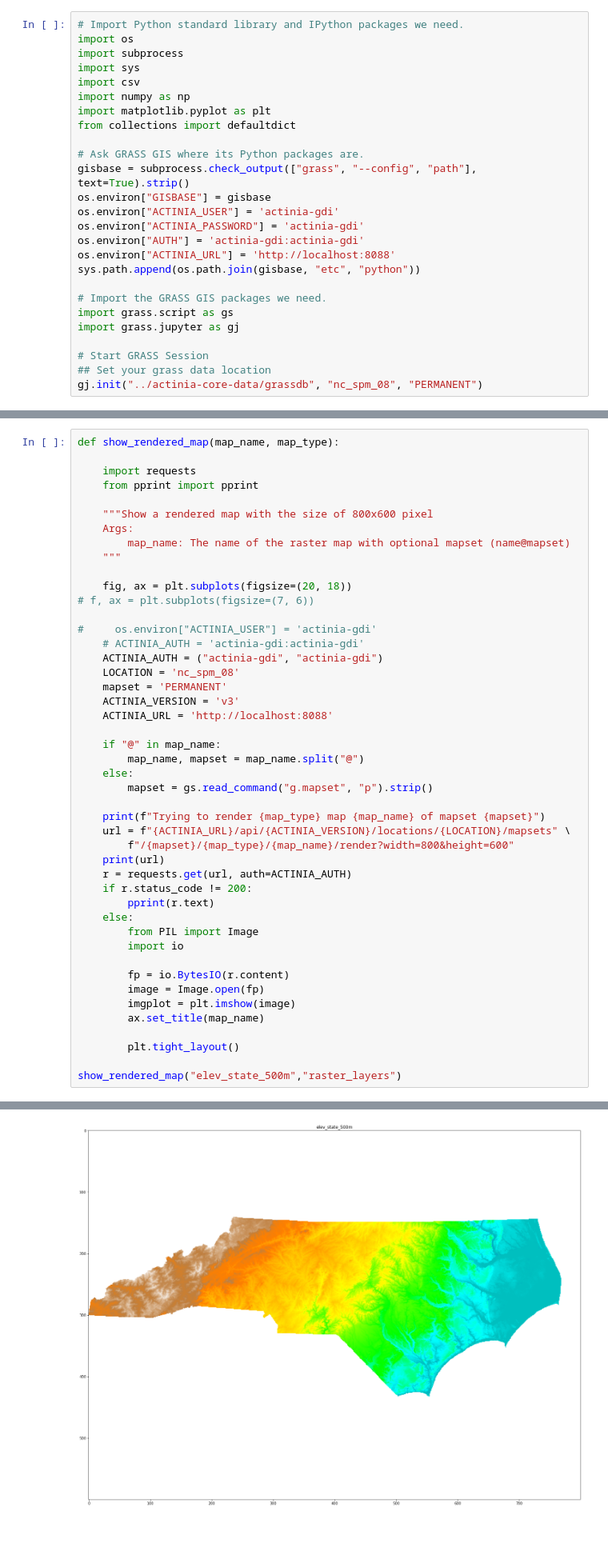
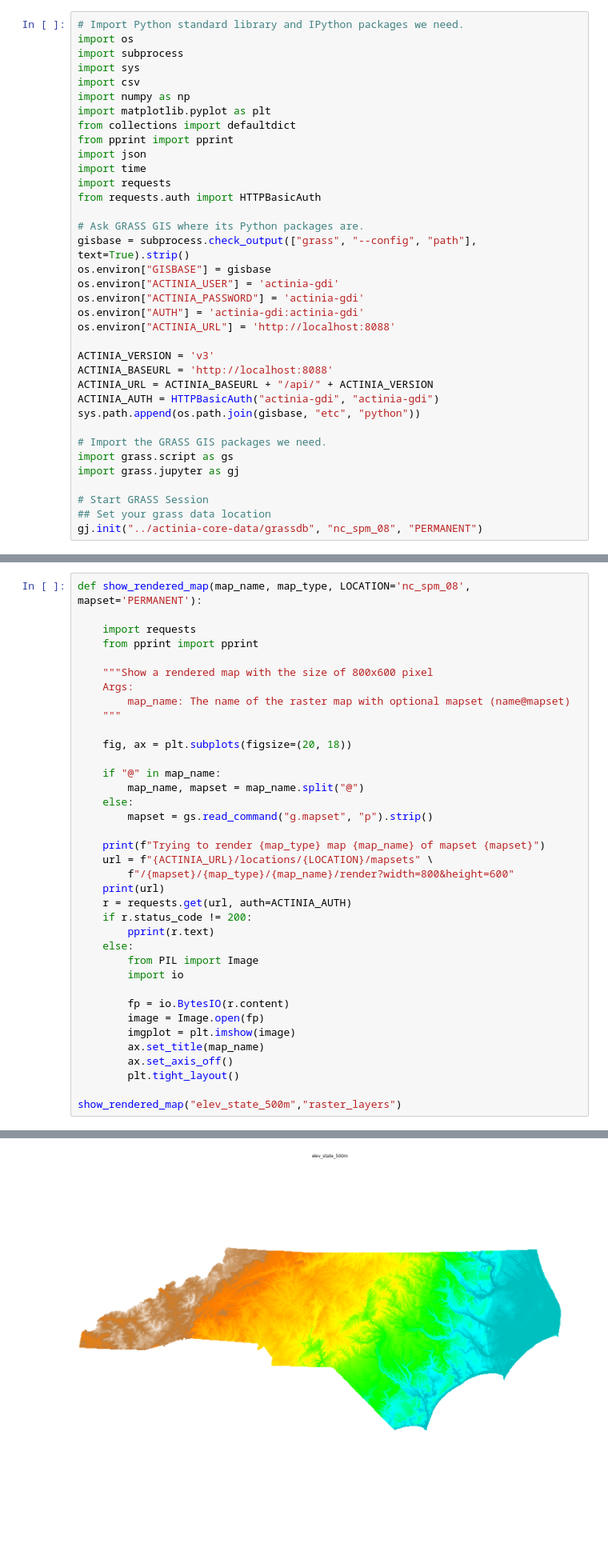
Before and after one commit to OpenPlainsInc/TomorrowNowApp, a Jupyter notebook: notebooks/actinia_futures.ipynb, the cells around one changed output, grey strips where cells are left out. Shown at 80% size. Saved outputs shown, nothing was run; the diff lists cells and outputs as text; blank space fills up the shorter version.

```diff
--- a/notebooks/actinia_futures.ipynb
+++ b/notebooks/actinia_futures.ipynb
@@ -7,6 +7,11 @@ import csv
 import numpy as np
 import matplotlib.pyplot as plt
 from collections import defaultdict
+from pprint import pprint
+import json
+import time
+import requests
+from requests.auth import HTTPBasicAuth
 
 # Ask GRASS GIS where its Python packages are.
 gisbase = subprocess.check_output(["grass", "--config", "path"], text=True).strip()
@@ -15,6 +20,11 @@ os.environ["ACTINIA_USER"] = 'actinia-gdi'
 os.environ["ACTINIA_PASSWORD"] = 'actinia-gdi'
 os.environ["AUTH"] = 'actinia-gdi:actinia-gdi'
 os.environ["ACTINIA_URL"] = 'http://localhost:8088'
+
+ACTINIA_VERSION = 'v3'
+ACTINIA_BASEURL = 'http://localhost:8088'
+ACTINIA_URL = ACTINIA_BASEURL + "/api/" + ACTINIA_VERSION
+ACTINIA_AUTH = HTTPBasicAuth("actinia-gdi", "actinia-gdi")
 sys.path.append(os.path.join(gisbase, "etc", "python"))
 
 # Import the GRASS GIS packages we need.
@@ -219,5 +268,5 @@ Trying to render raster_layers map elev_state_500m of mapset PERMANENT
 # %%
-def show_rendered_map(map_name, map_type):
+def show_rendered_map(map_name, map_type, LOCATION='nc_spm_08', mapset='PERMANENT'):
 
     import requests
     from pprint import pprint
@@ -227,42 +276,33 @@ def show_rendered_map(map_name, map_type):
         map_name: The name of the raster map with optional mapset (name@mapset)
     """
 
     fig, ax = plt.subplots(figsize=(20, 18))
-# f, ax = plt.subplots(figsize=(7, 6))
-
-#     os.environ["ACTINIA_USER"] = 'actinia-gdi'
-    # ACTINIA_AUTH = 'actinia-gdi:actinia-gdi'
-    ACTINIA_AUTH = ("actinia-gdi", "actinia-gdi")
-    LOCATION = 'nc_spm_08'
-    mapset = 'PERMANENT'
-    ACTINIA_VERSION = 'v3'
-    ACTINIA_URL = 'http://localhost:8088'
 
     if "@" in map_name:
         map_name, mapset = map_name.split("@")
     else:
         mapset = gs.read_command("g.mapset", "p").strip()
 
     print(f"Trying to render {map_type} map {map_name} of mapset {mapset}")
-    url = f"{ACTINIA_URL}/api/{ACTINIA_VERSION}/locations/{LOCATION}/mapsets" \
+    url = f"{ACTINIA_URL}/locations/{LOCATION}/mapsets" \
         f"/{mapset}/{map_type}/{map_name}/render?width=800&height=600"
     print(url)
     r = requests.get(url, auth=ACTINIA_AUTH)
     if r.status_code != 200:
         pprint(r.text)
     else:
         from PIL import Image
         import io
 
         fp = io.BytesIO(r.content)
         image = Image.open(fp)
         imgplot = plt.imshow(image)
         ax.set_title(map_name)
-
+        ax.set_axis_off()
         plt.tight_layout()
 
 show_rendered_map("elev_state_500m","raster_layers")
 # %% [output]
 Trying to render raster_layers map elev_state_500m of mapset PERMANENT
 http://localhost:8088/api/v3/locations/nc_spm_08/mapsets/PERMANENT/raster_layers/elev_state_500m/render?width=800&height=600
-[figure, old version]
+[figure, new version]
```
Also changed, not shown: parts of 11 cells of this notebook, 9 other files.
